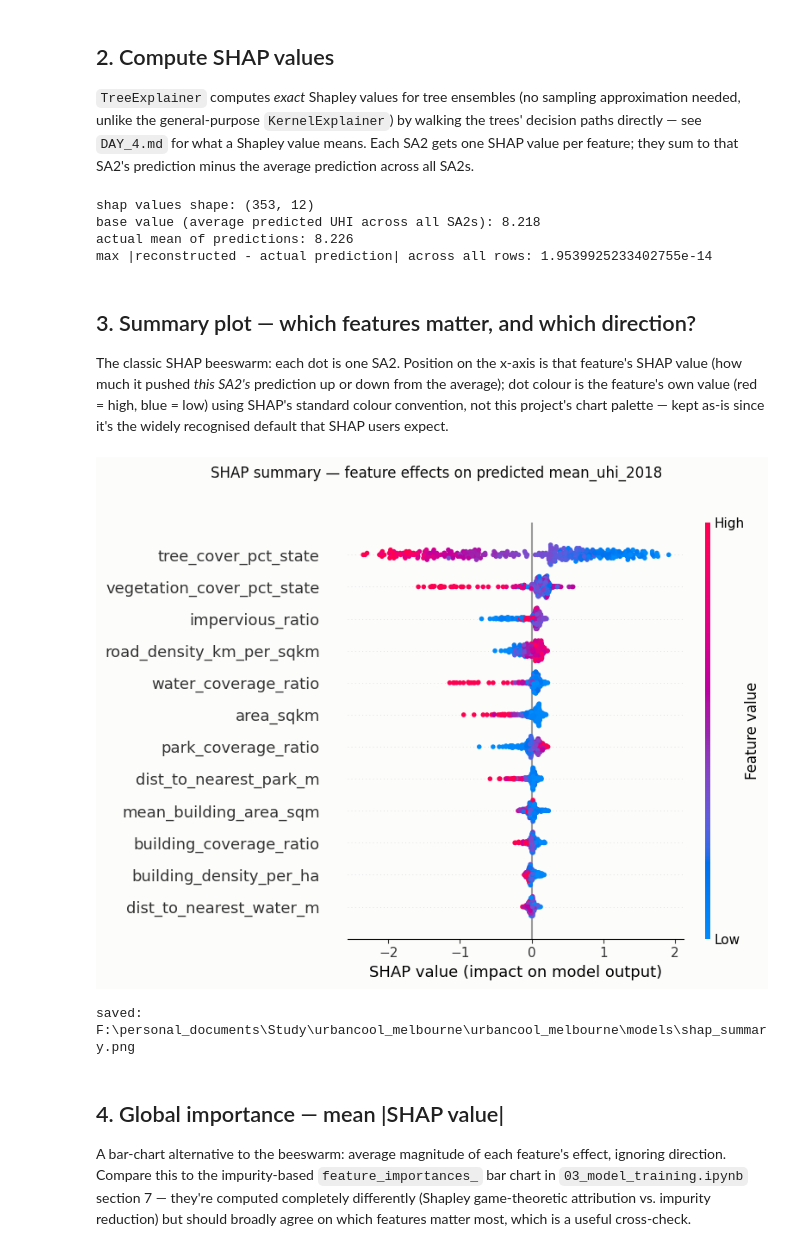
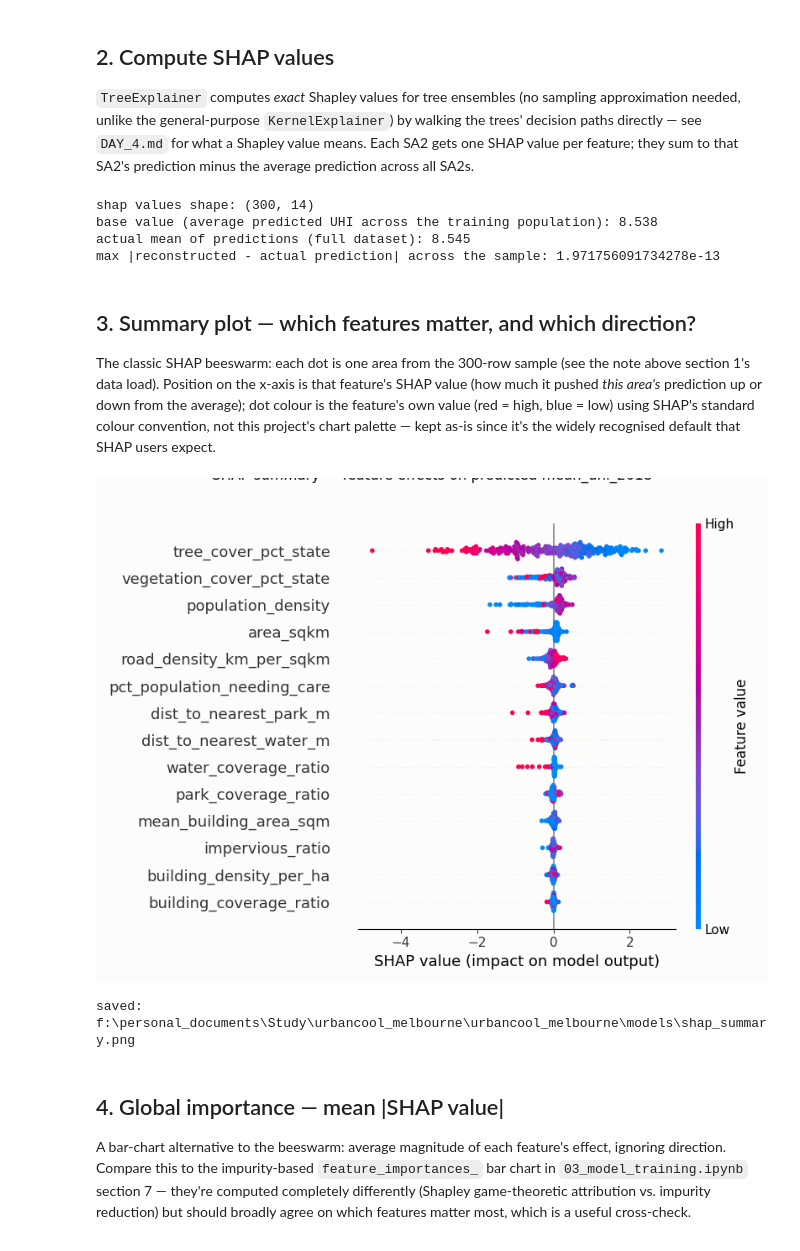
Before and after one commit to duytrangiale/urbancool_melbourne, a Jupyter notebook: notebooks/04_shap_analysis.ipynb, the cells around one changed output. Drawn from its saved outputs; the diff is of its cells as text; code cells hidden in the pictures.

```diff
--- a/notebooks/04_shap_analysis.ipynb
+++ b/notebooks/04_shap_analysis.ipynb
@@ -62,11 +66,18 @@ ultimately fit on.
 # %%
+import json as _json
+
 config = load_config()
-model = joblib.load(PROJECT_ROOT / config["paths"]["models"] / "best_model.joblib")
+models_dir = PROJECT_ROOT / config["paths"]["models"]
+model_info = _json.loads((models_dir / "model_info.json").read_text())
+resolution = model_info["resolution"]
+print("Winning resolution:", resolution, "| model:", model_info["model"], "| rows:", model_info["n_rows"])
+
+model = joblib.load(models_dir / "best_model.joblib")
 model_name = type(model.named_steps["model"]).__name__
 print("Loaded pipeline steps:", list(model.named_steps.keys()))
 print("Underlying model:", model_name)
 
-data = load_model_data(config)
+data = load_model_data(resolution, config)
 X = data[FEATURE_COLS]
 
 # SHAP's TreeExplainer works on the raw tree model, not the sklearn Pipeline wrapper, so
@@ -81,0 +104,4 @@ Underlying model: RandomForestRegressor
+# %%
+SHAP_SAMPLE_SIZE = min(300, len(X_imputed))
+X_shap = X_imputed.sample(n=SHAP_SAMPLE_SIZE, random_state=42)
+print(f"Explaining a random sample of {len(X_shap)} of {len(X_imputed)} rows.")
@@ -89,46 +117,48 @@ one SHAP value per feature; they sum to that SA2's prediction minus the average
 prediction across all SA2s.
 # %%
 explainer = shap.TreeExplainer(model.named_steps["model"])
-explanation = explainer(X_imputed)
+explanation = explainer(X_shap)
 
 print("shap values shape:", explanation.values.shape)
-print("base value (average predicted UHI across all SA2s):", round(explanation.base_values[0], 3))
-print("actual mean of predictions:", round(model.predict(X).mean(), 3))
+print("base value (average predicted UHI across the training population):", round(explanation.base_values[0], 3))
+print("actual mean of predictions (full dataset):", round(model.predict(X).mean(), 3))
 
-# Sanity check: base_value + sum(shap values) must reconstruct the model's own prediction
-# for every row, to float precision — if this fails, something is wrong with the setup above.
+# Sanity check: base_value + sum(shap values) must reconstruct the underlying model's own
+# prediction for every row in the sample, to float precision — if this fails, something is
+# wrong with the setup above (e.g. explaining the wrong model, or a data mismatch).
 reconstructed = explanation.base_values + explanation.values.sum(axis=1)
-actual_preds = model.predict(X)
-max_diff = np.abs(reconstructed - actual_preds).max()
-print("max |reconstructed - actual prediction| across all rows:", max_diff)
+actual_preds_sample = model.named_steps["model"].predict(X_shap)
+max_diff = np.abs(reconstructed - actual_preds_sample).max()
+print("max |reconstructed - actual prediction| across the sample:", max_diff)
 assert max_diff < 1e-6, "SHAP values do not reconstruct model predictions — explainer/data mismatch"
 # %% [output]
-shap values shape: (353, 12)
-base value (average predicted UHI across all SA2s): 8.218
-actual mean of predictions: 8.226
-max |reconstructed - actual prediction| across all rows: 1.9539925233402755e-14
+shap values shape: (300, 14)
+base value (average predicted UHI across the training population): 8.538
+actual mean of predictions (full dataset): 8.545
+max |reconstructed - actual prediction| across the sample: 1.971756091734278e-13
 # %% [markdown]
 ## 3. Summary plot — which features matter, and which direction?
 
-The classic SHAP beeswarm: each dot is one SA2. Position on the x-axis is that feature's
-SHAP value (how much it pushed *this SA2's* prediction up or down from the average); dot
+The classic SHAP beeswarm: each dot is one area from the 300-row sample (see the note
+above section 1's data load). Position on the x-axis is that feature's SHAP
+value (how much it pushed *this area's* prediction up or down from the average); dot
 colour is the feature's own value (red = high, blue = low) using SHAP's standard colour
 convention, not this project's chart palette — kept as-is since it's the widely
 recognised default that SHAP users expect.
 # %%
-shap.summary_plot(explanation, X_imputed, show=False)
+shap.summary_plot(explanation, X_shap, show=False)
 fig = plt.gcf()
 fig.set_size_inches(8, 6)
 fig.suptitle("SHAP summary — feature effects on predicted mean_uhi_2018", y=1.02)
 fig.tight_layout()
 
 models_dir = PROJECT_ROOT / config["paths"]["models"]
 fig.savefig(models_dir / "shap_summary.png", dpi=150, bbox_inches="tight")
 plt.show()
 print("saved:", models_dir / "shap_summary.png")
 # %% [output]
-[figure, old version]
+[figure, new version]
-saved: F:\personal_documents\Study\urbancool_melbourne\urbancool_melbourne\models\shap_summary.png
+saved: f:\personal_documents\Study\urbancool_melbourne\urbancool_melbourne\models\shap_summary.png
 # %% [markdown]
 ## 4. Global importance — mean |SHAP value|
 
```
Also changed, not shown: parts of 12 cells of this notebook, 8 other files.
